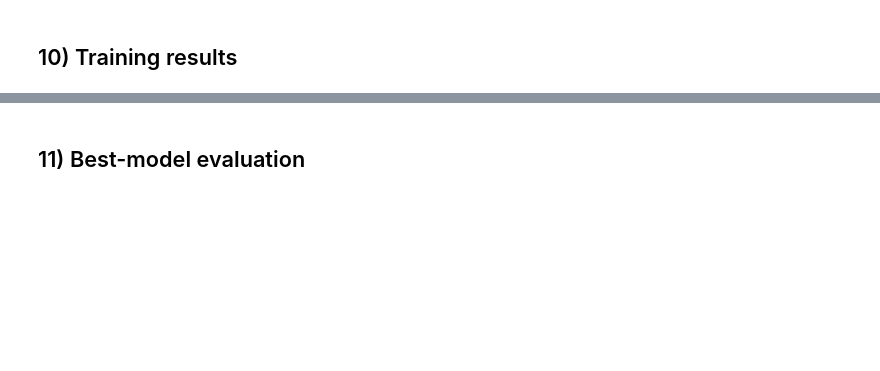
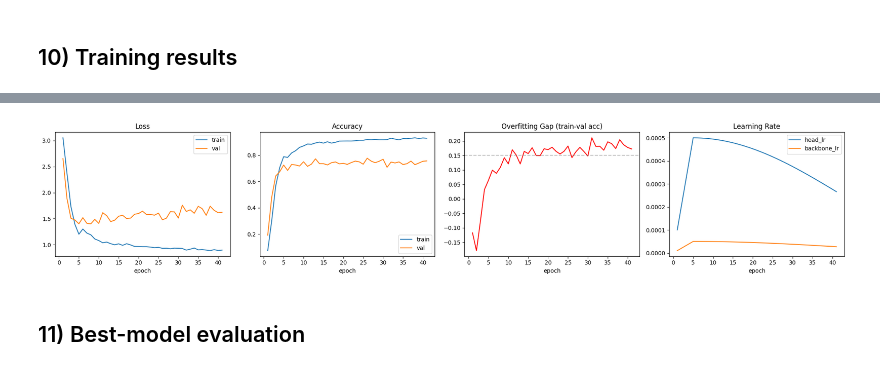
Before and after one commit to LurpDaDerp/multimodal-distracted-driving-detection, a Jupyter notebook: custom_notebooks/100-driver-multimodal.ipynb, the cells around one changed output, grey strips where cells are left out. Cells and saved outputs as stored; diff of their text form; code cells hidden in the pictures; blank space fills up the shorter version.

```diff
--- a/custom_notebooks/100-driver-multimodal.ipynb
+++ b/custom_notebooks/100-driver-multimodal.ipynb
@@ -933,0 +614,15 @@ print(
+# %%
+# Check what percentage of samples have valid landmarks per tier
+face_ok = pose_ok = hand_ok = any_ok = 0
+N = min(2000, len(train_ds))
+for i in range(N):
+    (_, geo, gv), _ = train_ds[i]
+    if gv[:10].any(): face_ok += 1
+    if gv[10:17].any(): pose_ok += 1
+    if gv[17:].any(): hand_ok += 1
+    if gv.any(): any_ok += 1
+print(f"Landmark validity ({N} samples):")
+print(f"  Face (tier 1):  {face_ok}/{N} = {face_ok/N:.1%}")
+print(f"  Pose (tier 2):  {pose_ok}/{N} = {pose_ok/N:.1%}")
+print(f"  Hand (tier 3):  {hand_ok}/{N} = {hand_ok/N:.1%}")
+print(f"  Any landmark:   {any_ok}/{N} = {any_ok/N:.1%}")
@@ -1280,30 +956,27 @@ hist.tail()
 # %%
 if not hist.empty:
-    fig, axes = plt.subplots(1, 3, figsize=(16, 4))
+    fig, axes = plt.subplots(1, 4, figsize=(20, 4))
 
-    axes[0].plot(hist["epoch"], hist["train_loss"], label="train_loss")
-    axes[0].plot(hist["epoch"], hist["val_loss"], label="val_loss")
-    axes[0].legend()
-    axes[0].set_xlabel("epoch")
-    axes[0].set_ylabel("loss")
-    axes[0].set_title("Loss")
+    axes[0].plot(hist["epoch"], hist["train_loss"], label="train")
+    axes[0].plot(hist["epoch"], hist["val_loss"], label="val")
+    axes[0].legend(); axes[0].set_title("Loss"); axes[0].set_xlabel("epoch")
 
-    axes[1].plot(hist["epoch"], hist["train_acc"], label="train_acc")
-    axes[1].plot(hist["epoch"], hist["val_acc"], label="val_acc")
-    axes[1].legend()
-    axes[1].set_xlabel("epoch")
-    axes[1].set_ylabel("accuracy")
-    axes[1].set_title("Accuracy")
+    axes[1].plot(hist["epoch"], hist["train_acc"], label="train")
+    axes[1].plot(hist["epoch"], hist["val_acc"], label="val")
+    axes[1].legend(); axes[1].set_title("Accuracy"); axes[1].set_xlabel("epoch")
 
-    axes[2].plot(hist["epoch"], hist["backbone_lr"], label="backbone_lr")
-    axes[2].plot(hist["epoch"], hist["head_lr"], label="head_lr")
-    axes[2].legend()
-    axes[2].set_xlabel("epoch")
-    axes[2].set_ylabel("learning rate")
-    axes[2].set_title("Learning Rate (Cosine Annealing)")
+    axes[2].plot(hist["epoch"], hist["train_acc"] - hist["val_acc"], color="red")
+    axes[2].set_title("Overfitting Gap (train-val acc)"); axes[2].set_xlabel("epoch")
+    axes[2].axhline(y=0.15, color="gray", linestyle="--", alpha=0.5)
+
+    axes[3].plot(hist["epoch"], hist["head_lr"], label="head_lr")
+    axes[3].plot(hist["epoch"], hist["backbone_lr"], label="backbone_lr")
+    axes[3].legend(); axes[3].set_title("Learning Rate"); axes[3].set_xlabel("epoch")
 
     plt.tight_layout()
     plt.show()
+# %% [output]
+[figure, added]
 # %% [markdown]
 ## 11) Best-model evaluation
 # %%
```
Also changed, not shown: parts of 18 cells of this notebook.
